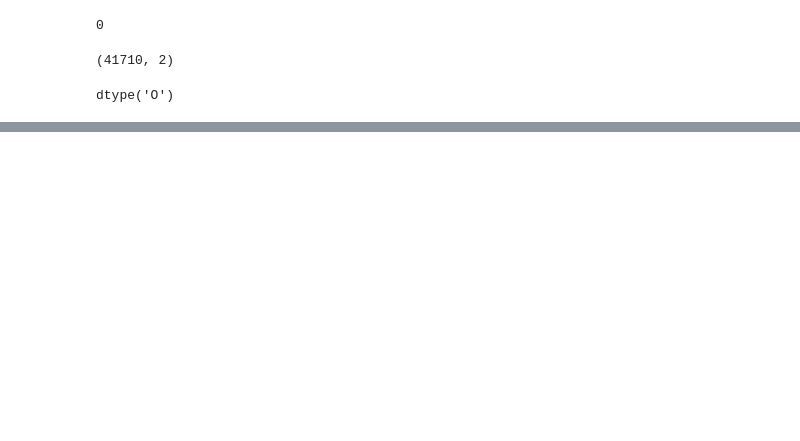
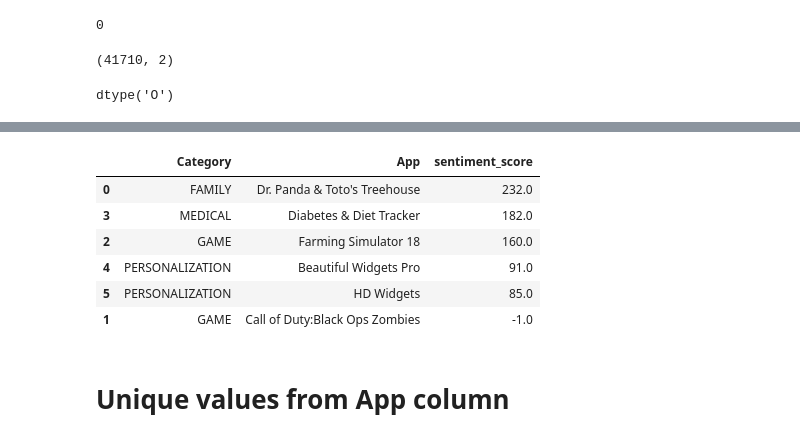
Before and after one commit to onurer87/data-5---team-4, a Jupyter notebook: Stage_2/Week_4/Week_4_vaibhav.ipynb, the cells around one changed output, grey strips where cells are left out. Cells and saved outputs as stored; diff of their text form; code cells hidden in the pictures; blank space fills up the shorter version.

```diff
--- a/Stage_2/Week_4/Week_4_vaibhav.ipynb
+++ b/Stage_2/Week_4/Week_4_vaibhav.ipynb
@@ -52,6 +63,3 @@ sentiment_scores = [af.score(str(text)) for text in df_review.Translated_Review]
 sentiment_category = ['positive' if score > 0 else 'negative' if score < 0 else 'neutral' for score in sentiment_scores]
 df = pd.DataFrame([sentiment_scores, sentiment_category]).T # .T: swap rows and cols
 df.columns = ['sentiment_score', 'sentiment_category']
-# %%
-df_review  = pd.concat([df_review, df], axis=1)
-df_review
@@ -71,0 +85,7 @@ df_review
+# %%
+df_n = pd.read_excel('C:/Users/DBSOM-L490-24/Documents/DEVELHOPE/PYTHON/data-5---team-4/Stage_2/Data/n.xlsx')
+df_p = pd.read_excel('C:/Users/DBSOM-L490-24/Documents/DEVELHOPE/PYTHON/data-5---team-4/Stage_2/Data/p.xlsx')
+
+print(f'the shape of n is {df_n.shape}')
+print(f'the shape of p is {df_p.shape}')
+print(f'the shape of df_review is {df_review.shape}')
@@ -71,0 +96,5 @@ df_review
+# %%
+"""df_p
+df_review['Sentimental_Score'] = np.nan
+df_review['Sentimental_Cat']=np.nan
+df_review"""
@@ -71,0 +146,20 @@ df_review
+# %%
+
+
+merged_df = df_review.merge(df_cp)
+merged_df_paid_apps = merged_df[merged_df['Type']== 'Paid']
+merged_df_paid_apps_ss = merged_df_paid_apps.groupby(['Category','App'],as_index=False)['sentiment_score'].sum()
+merged_df_paid_apps_ss
+#merged_df_paid_apps_ss.drop(merged_df_paid_apps_ss.columns[[5]],axis=1,inplace=True)
+merged_df_paid_apps_ss = merged_df_paid_apps_ss.iloc[:,0:3]
+merged_df_paid_apps_ss.sort_values(by='sentiment_score',ascending=False)
+# %% [output]
+|  | Category | App | sentiment_score |
+| 0 | FAMILY | Dr. Panda & Toto's Treehouse | 232.0 |
+| 3 | MEDICAL | Diabetes & Diet Tracker | 182.0 |
+| 2 | GAME | Farming Simulator 18 | 160.0 |
+| 4 | PERSONALIZATION | Beautiful Widgets Pro | 91.0 |
+| 5 | PERSONALIZATION | HD Widgets | 85.0 |
+| 1 | GAME | Call of Duty:Black Ops Zombies | -1.0 |
+# %% [markdown]
+# Unique values from App column
```
Also changed, not shown: parts of 16 cells of this notebook, 1 other file.
